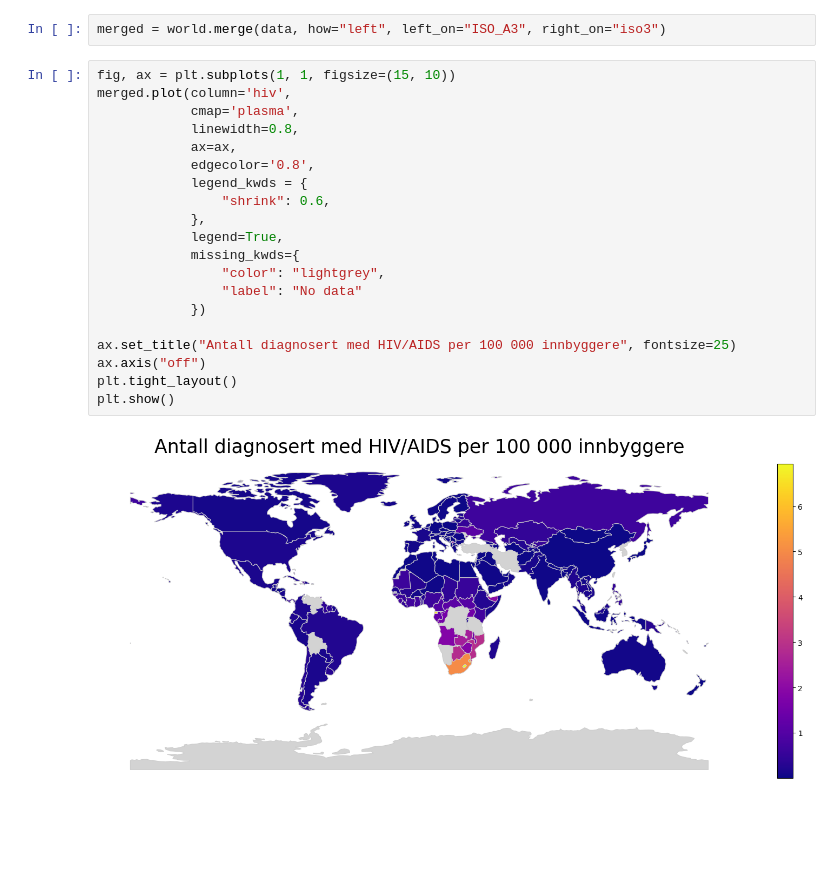
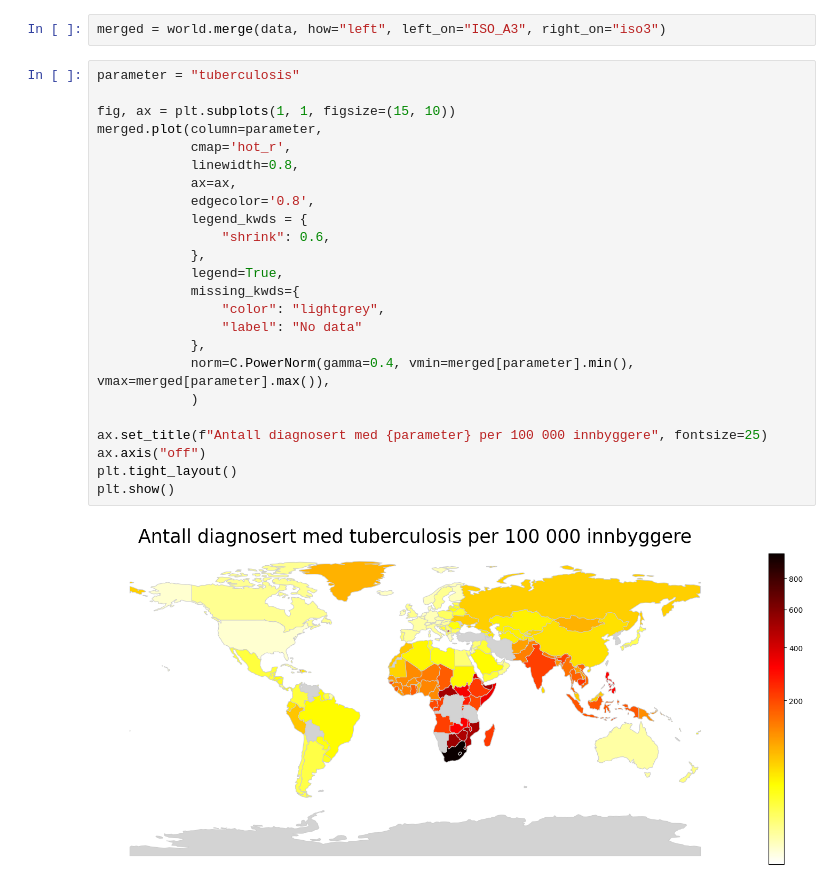
Before and after one commit to Chrispoo3680/air-quiality-vs-illness, a Jupyter notebook: notebooks/geopandas_test.ipynb, the cells around one changed output. Drawn from its saved outputs; the diff is of its cells as text; blank space fills up the shorter version.

```diff
--- a/notebooks/geopandas_test.ipynb
+++ b/notebooks/geopandas_test.ipynb
@@ -40,24 +41,28 @@ world.drop(columns='ISO_A3_fixed', inplace=True)
 # %%
 merged = world.merge(data, how="left", left_on="ISO_A3", right_on="iso3")
 # %%
+parameter = "tuberculosis"
+
 fig, ax = plt.subplots(1, 1, figsize=(15, 10))
-merged.plot(column='hiv',
-            cmap='plasma',
+merged.plot(column=parameter,
+            cmap='hot_r',
             linewidth=0.8,
             ax=ax,
             edgecolor='0.8',
             legend_kwds = {
                 "shrink": 0.6,
             },
             legend=True,
             missing_kwds={
                 "color": "lightgrey",
                 "label": "No data"
-            })
+            },
+            norm=C.PowerNorm(gamma=0.4, vmin=merged[parameter].min(), vmax=merged[parameter].max()),
+            )
 
-ax.set_title("Antall diagnosert med HIV/AIDS per 100 000 innbyggere", fontsize=25)
+ax.set_title(f"Antall diagnosert med {parameter} per 100 000 innbyggere", fontsize=25)
 ax.axis("off")
 plt.tight_layout()
 plt.show()
 # %% [output]
-[figure, old version]
+[figure, new version]
```
Also changed, not shown: parts of 1 cell of this notebook.
